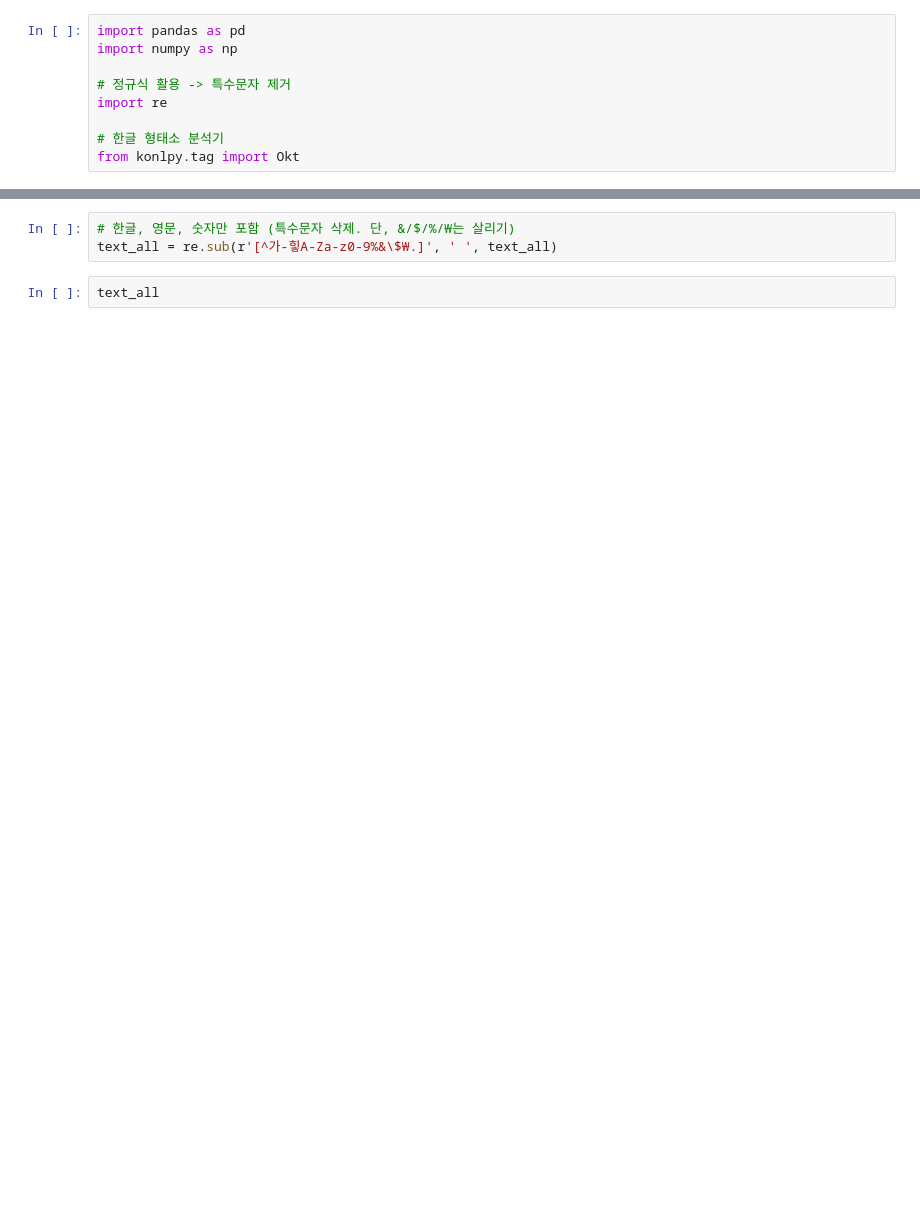
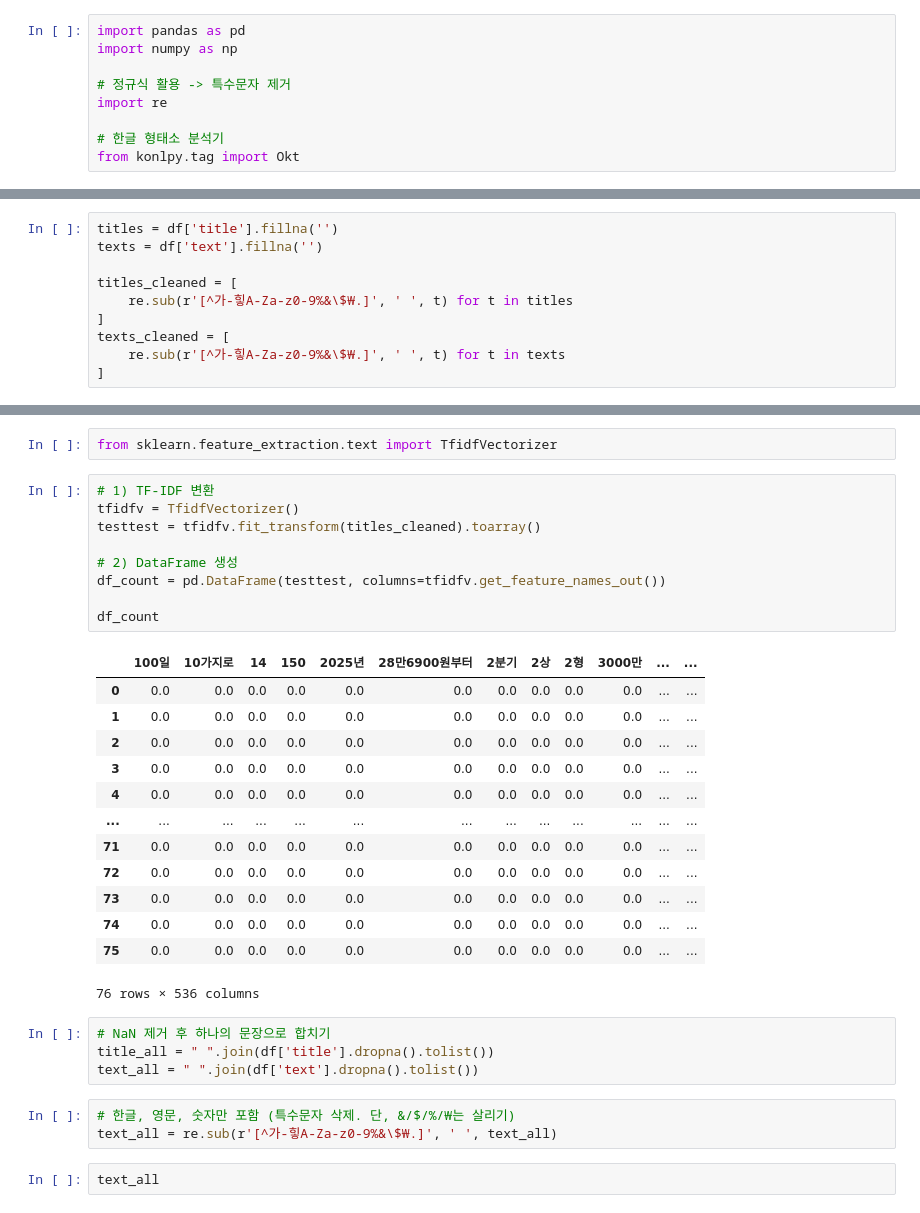
Before and after one commit to TrulySangwonDays/Side_project, a Jupyter notebook: ThemeStock_advanced/preprocessing_.ipynb, the cells around one changed output, grey strips where cells are left out. Drawn from its saved outputs; the diff is of its cells as text; blank space fills up the shorter version.

```diff
--- a/ThemeStock_advanced/preprocessing_.ipynb
+++ b/ThemeStock_advanced/preprocessing_.ipynb
@@ -29,0 +42,10 @@ text_all = " ".join(df['text'].dropna().tolist())
+# %%
+titles = df['title'].fillna('')
+texts = df['text'].fillna('')
+
+titles_cleaned = [
+    re.sub(r'[^가-힣A-Za-z0-9%&\$₩.]', ' ', t) for t in titles
+]
+texts_cleaned = [
+    re.sub(r'[^가-힣A-Za-z0-9%&\$₩.]', ' ', t) for t in texts
+]
@@ -30,3 +72,32 @@ text_all = " ".join(df['text'].dropna().tolist())
+# %%
+from sklearn.feature_extraction.text import TfidfVectorizer
+# %%
+# 1) TF-IDF 변환
+tfidfv = TfidfVectorizer()
+testtest = tfidfv.fit_transform(titles_cleaned).toarray()
+
+# 2) DataFrame 생성
+df_count = pd.DataFrame(testtest, columns=tfidfv.get_feature_names_out())
+
+df_count
+# %% [output]
+|  | 100일 | 10가지로 | 14 | 150 | 2025년 | 28만6900원부터 | 2분기 | 2상 | 2형 | 3000만 | ... | ... |
+| 0 | 0.0 | 0.0 | 0.0 | 0.0 | 0.0 | 0.0 | 0.0 | 0.0 | 0.0 | 0.0 | ... | ... |
+| 1 | 0.0 | 0.0 | 0.0 | 0.0 | 0.0 | 0.0 | 0.0 | 0.0 | 0.0 | 0.0 | ... | ... |
+| 2 | 0.0 | 0.0 | 0.0 | 0.0 | 0.0 | 0.0 | 0.0 | 0.0 | 0.0 | 0.0 | ... | ... |
+| 3 | 0.0 | 0.0 | 0.0 | 0.0 | 0.0 | 0.0 | 0.0 | 0.0 | 0.0 | 0.0 | ... | ... |
+| 4 | 0.0 | 0.0 | 0.0 | 0.0 | 0.0 | 0.0 | 0.0 | 0.0 | 0.0 | 0.0 | ... | ... |
+| ... | ... | ... | ... | ... | ... | ... | ... | ... | ... | ... | ... | ... |
+| 71 | 0.0 | 0.0 | 0.0 | 0.0 | 0.0 | 0.0 | 0.0 | 0.0 | 0.0 | 0.0 | ... | ... |
+| 72 | 0.0 | 0.0 | 0.0 | 0.0 | 0.0 | 0.0 | 0.0 | 0.0 | 0.0 | 0.0 | ... | ... |
+| 73 | 0.0 | 0.0 | 0.0 | 0.0 | 0.0 | 0.0 | 0.0 | 0.0 | 0.0 | 0.0 | ... | ... |
+| 74 | 0.0 | 0.0 | 0.0 | 0.0 | 0.0 | 0.0 | 0.0 | 0.0 | 0.0 | 0.0 | ... | ... |
+| 75 | 0.0 | 0.0 | 0.0 | 0.0 | 0.0 | 0.0 | 0.0 | 0.0 | 0.0 | 0.0 | ... | ... |
+76 rows × 536 columns
+# %%
+# NaN 제거 후 하나의 문장으로 합치기
+title_all = " ".join(df['title'].dropna().tolist())
+text_all = " ".join(df['text'].dropna().tolist())
 # %%
 # 한글, 영문, 숫자만 포함 (특수문자 삭제. 단, &/$/%/₩는 살리기)
 text_all = re.sub(r'[^가-힣A-Za-z0-9%&\$₩.]', ' ', text_all)
```
Also changed, not shown: parts of 7 cells of this notebook, 1 other file.
